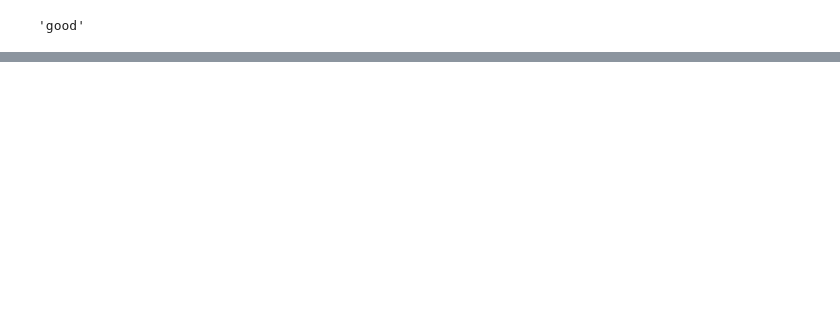
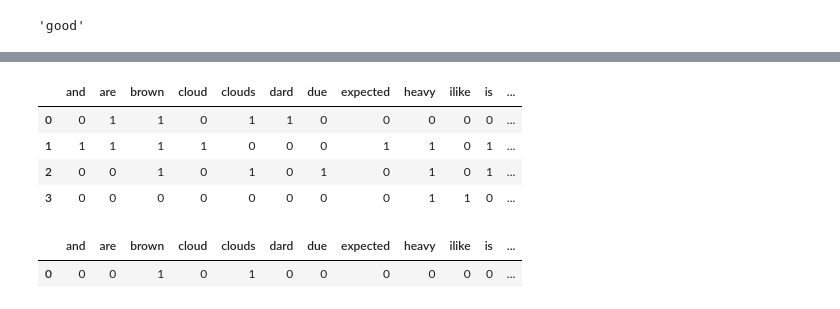
Before and after one commit to mahima-c/DataAnalytics, a Jupyter notebook: DataAnalytics/text mining modeling.ipynb, the cells around one changed output, grey strips where cells are left out. Cells and saved outputs as stored; diff of their text form; code cells hidden in the pictures; blank space fills up the shorter version.

Commit message:
vectorization

```diff
--- a/DataAnalytics/text mining modeling.ipynb
+++ b/DataAnalytics/text mining modeling.ipynb
@@ -1023,0 +1059,16 @@ True
+# %%
+# #bag of word model
+# simplest vectorization model
+# define a function to create a bag of word feature extraction or vectorization model
+from sklearn.feature_extraction.text import CountVectorizer
+def  bow_extractor(corpus,ngram_range=(1,1)):
+#     using a instance of countvectorizer class to define the type of feature to be extracted
+# first arg:term having a minimum freq of (default)
+# second arg:default unigrams only :1 mean uni,2 means bi,and
+# range of(1,3) would mean uni to tri (uni,bi,tri)
+    vectorizer=CountVectorizer(min_df=1,ngram_range=ngram_range)
+#     using fit_transform method to extract the features from corpus(term-document matrix)
+    features=vectorizer.fit_transform(corpus)
+    return vectorizer,features
+# %%
+vectorizer_c,features_c=bow_extractor(corpus)
@@ -1023,0 +1080,3 @@ True
+# %%
+# obtain feature vectors in a matrix form
+features_cm=features_c.todense()
@@ -1023,0 +1099,4 @@ True
+# %%
+# features names
+# using get_feature_names method
+features_names=vectorizer_c.get_feature_names()
@@ -1023,0 +1122,17 @@ True
+# %%
+# combine vector features in dataframe
+import pandas as pd
+df=pd.DataFrame(data=features_cm,columns=features_names)
+df
+# %% [output]
+|  | and | are | brown | cloud | clouds | dard | due | expected | heavy | ilike | is | ... |
+| 0 | 0 | 1 | 1 | 0 | 1 | 1 | 0 | 0 | 0 | 0 | 0 | ... |
+| 1 | 1 | 1 | 1 | 1 | 0 | 0 | 0 | 1 | 1 | 0 | 1 | ... |
+| 2 | 0 | 0 | 1 | 0 | 1 | 0 | 1 | 0 | 1 | 0 | 1 | ... |
+| 3 | 0 | 0 | 0 | 0 | 0 | 0 | 0 | 0 | 1 | 1 | 0 | ... |
+# %%
+df=pd.DataFrame(data=features_um,columns=features_names)
+df
+# %% [output]
+|  | and | are | brown | cloud | clouds | dard | due | expected | heavy | ilike | is | ... |
+| 0 | 0 | 0 | 1 | 0 | 1 | 0 | 0 | 0 | 0 | 0 | 0 | ... |
```
Also changed, not shown: parts of 33 cells of this notebook.
